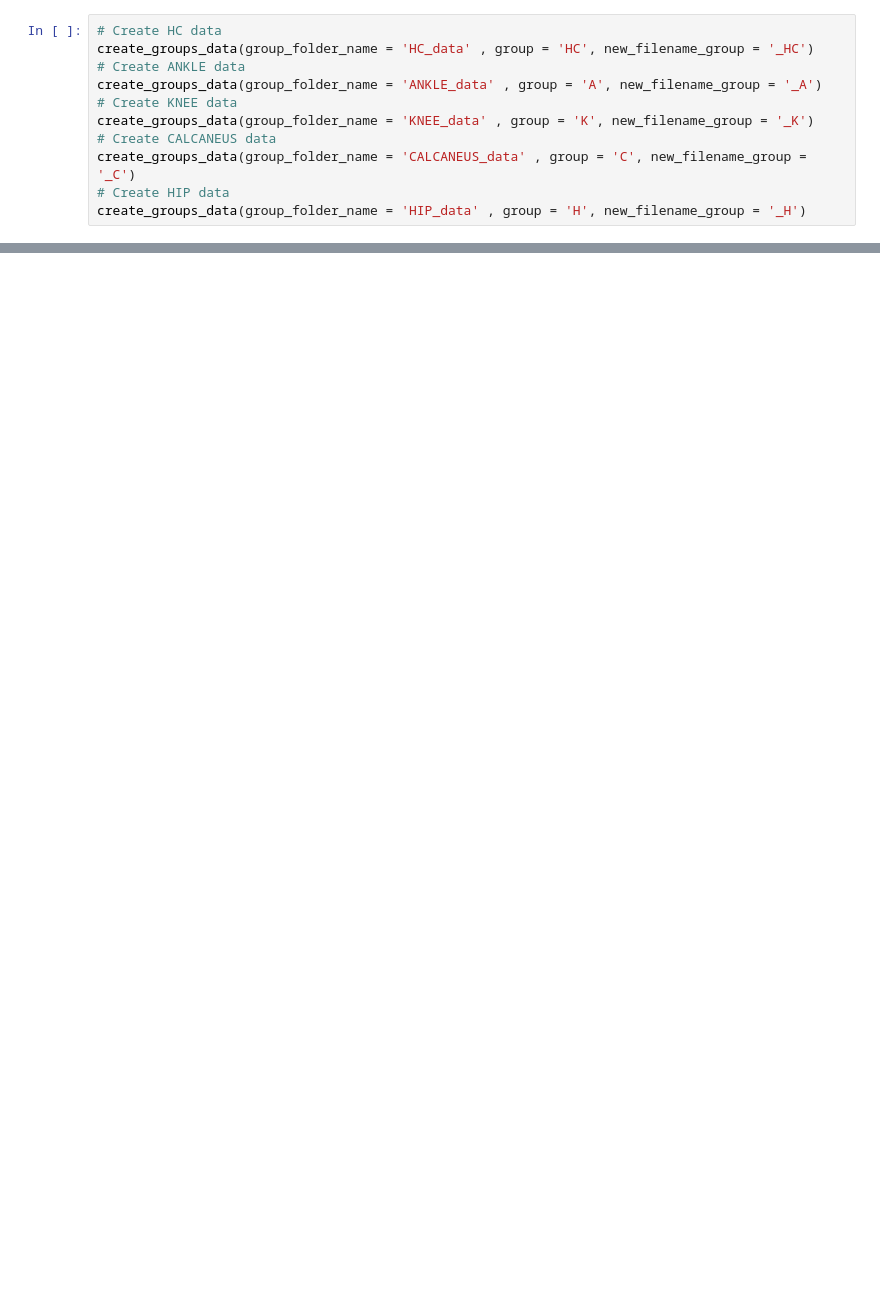
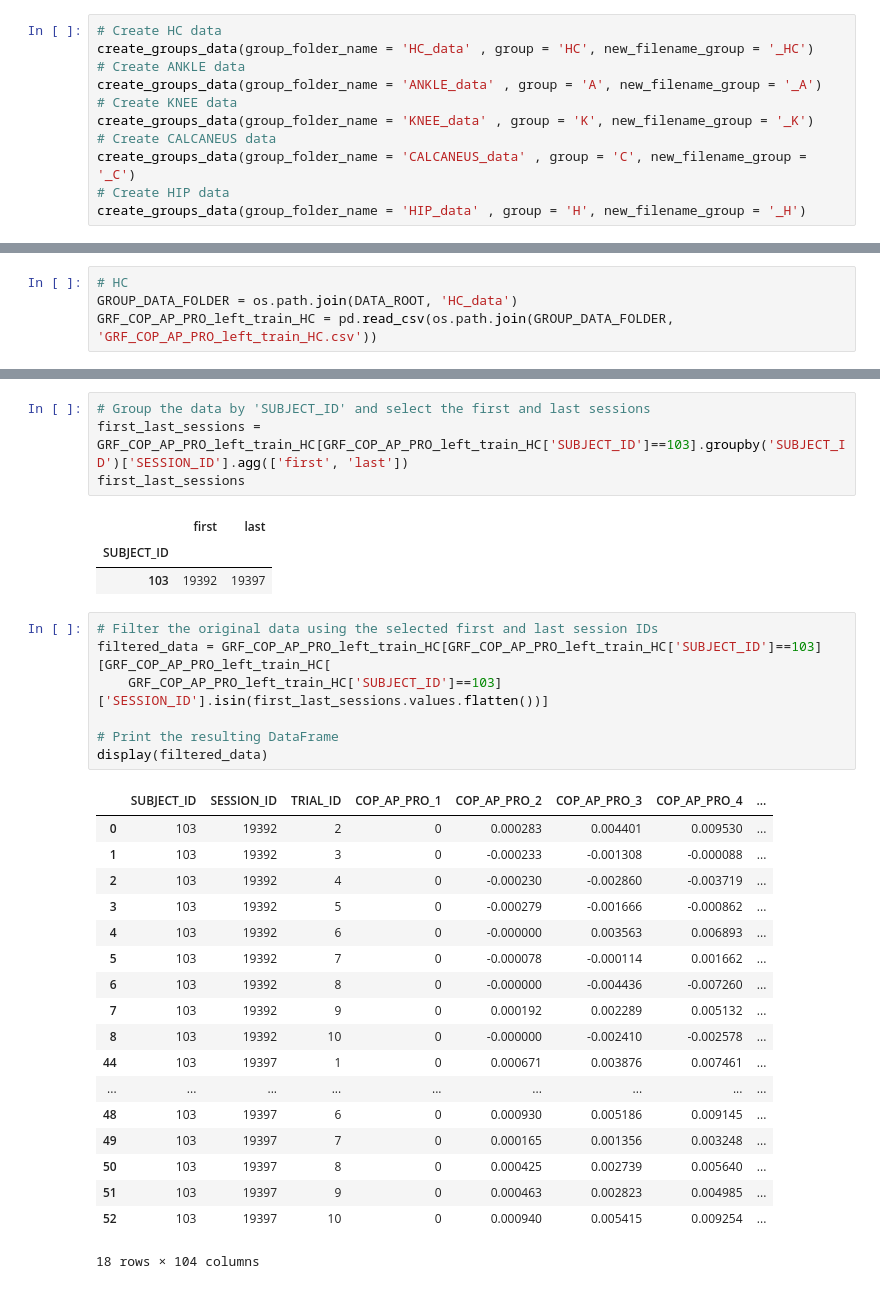
Before and after one commit to bernatsort/Therapy-Progress-Gait-Prediction, a Jupyter notebook: code.ipynb, the cells around one changed output, grey strips where cells are left out. Cells and saved outputs as stored; diff of their text form; blank space fills up the shorter version.

Commit message:
1st and last session first approximaton

```diff
--- a/code.ipynb
+++ b/code.ipynb
@@ -969,0 +977,4 @@ create_groups_data(group_folder_name = 'HIP_data' , group = 'H', new_filename_gr
+# %%
+# HC
+GROUP_DATA_FOLDER = os.path.join(DATA_ROOT, 'HC_data')
+GRF_COP_AP_PRO_left_train_HC = pd.read_csv(os.path.join(GROUP_DATA_FOLDER, 'GRF_COP_AP_PRO_left_train_HC.csv'))
@@ -969,0 +1041,34 @@ create_groups_data(group_folder_name = 'HIP_data' , group = 'H', new_filename_gr
+# %%
+# Group the data by 'SUBJECT_ID' and select the first and last sessions
+first_last_sessions = GRF_COP_AP_PRO_left_train_HC[GRF_COP_AP_PRO_left_train_HC['SUBJECT_ID']==103].groupby('SUBJECT_ID')['SESSION_ID'].agg(['first', 'last'])
+first_last_sessions
+# %% [output]
+|  | first | last |
+| SUBJECT_ID |  |  |
+| 103 | 19392 | 19397 |
+# %%
+# Filter the original data using the selected first and last session IDs
+filtered_data = GRF_COP_AP_PRO_left_train_HC[GRF_COP_AP_PRO_left_train_HC['SUBJECT_ID']==103][GRF_COP_AP_PRO_left_train_HC[
+    GRF_COP_AP_PRO_left_train_HC['SUBJECT_ID']==103]['SESSION_ID'].isin(first_last_sessions.values.flatten())]
+
+# Print the resulting DataFrame
+display(filtered_data)
+# %% [output]
+|  | SUBJECT_ID | SESSION_ID | TRIAL_ID | COP_AP_PRO_1 | COP_AP_PRO_2 | COP_AP_PRO_3 | COP_AP_PRO_4 | ... |
+| 0 | 103 | 19392 | 2 | 0 | 0.000283 | 0.004401 | 0.009530 | ... |
+| 1 | 103 | 19392 | 3 | 0 | -0.000233 | -0.001308 | -0.000088 | ... |
+| 2 | 103 | 19392 | 4 | 0 | -0.000230 | -0.002860 | -0.003719 | ... |
+| 3 | 103 | 19392 | 5 | 0 | -0.000279 | -0.001666 | -0.000862 | ... |
+| 4 | 103 | 19392 | 6 | 0 | -0.000000 | 0.003563 | 0.006893 | ... |
+| 5 | 103 | 19392 | 7 | 0 | -0.000078 | -0.000114 | 0.001662 | ... |
+| 6 | 103 | 19392 | 8 | 0 | -0.000000 | -0.004436 | -0.007260 | ... |
+| 7 | 103 | 19392 | 9 | 0 | 0.000192 | 0.002289 | 0.005132 | ... |
+| 8 | 103 | 19392 | 10 | 0 | -0.000000 | -0.002410 | -0.002578 | ... |
+| 44 | 103 | 19397 | 1 | 0 | 0.000671 | 0.003876 | 0.007461 | ... |
+| ... | ... | ... | ... | ... | ... | ... | ... | ... |
+| 48 | 103 | 19397 | 6 | 0 | 0.000930 | 0.005186 | 0.009145 | ... |
+| 49 | 103 | 19397 | 7 | 0 | 0.000165 | 0.001356 | 0.003248 | ... |
+| 50 | 103 | 19397 | 8 | 0 | 0.000425 | 0.002739 | 0.005640 | ... |
+| 51 | 103 | 19397 | 9 | 0 | 0.000463 | 0.002823 | 0.004985 | ... |
+| 52 | 103 | 19397 | 10 | 0 | 0.000940 | 0.005415 | 0.009254 | ... |
+18 rows × 104 columns
```
Also changed, not shown: parts of 9 cells of this notebook.
